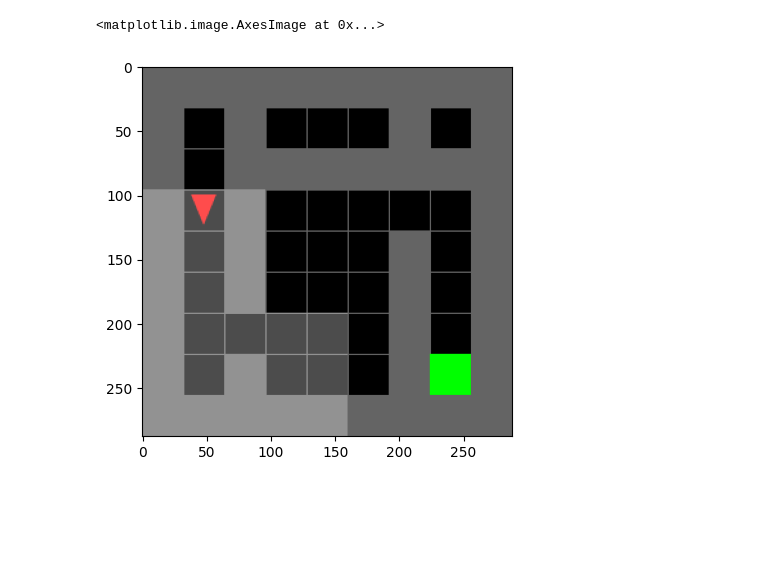
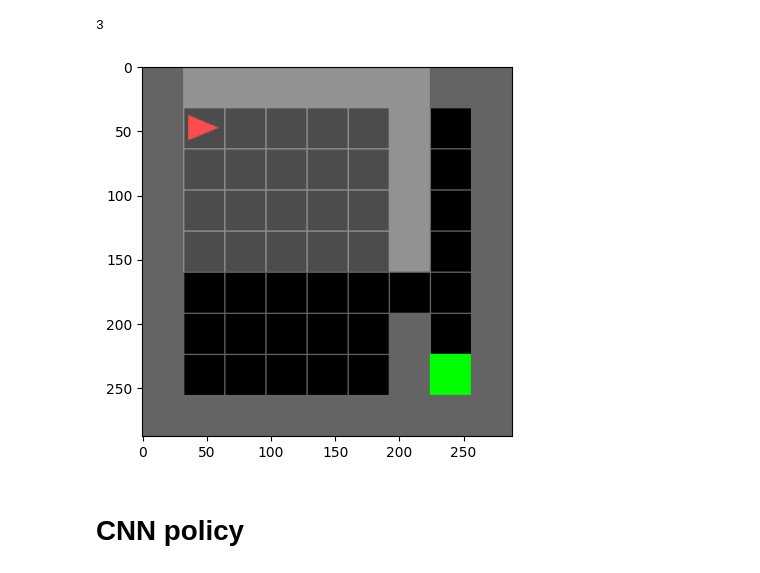
Before and after one commit to jsseely/rl-dmt, a Jupyter notebook: notebooks/minigrid.ipynb, the cells around one changed output. Cells and saved outputs as stored; diff of their text form; code cells hidden in the pictures; blank space fills up the shorter version.

```diff
--- a/notebooks/minigrid.ipynb
+++ b/notebooks/minigrid.ipynb
@@ -41,0 +95,11 @@ env = FullyObsWrapper(env)
+# %%
+policy_kwargs = dict(net_arch=[1024, 1024])  # Two hidden layers with 128 neurons each
+
+model = PPO(
+    "MlpPolicy",
+    env,
+    policy_kwargs=policy_kwargs,
+    verbose=1,
+    # batch_size=256,
+    # ent_coef=0.015,
+)
@@ -41,0 +110,2 @@ env = FullyObsWrapper(env)
+# %%
+model.learn(2e6)
@@ -48,4 +131,0 @@ Dict('direction': Discrete(4), 'image': Box(0, 255, (9, 9, 3), uint8), 'mission'
-# %%
-model = PPO("MlpPolicy", env, policy_kwargs=policy_kwargs, verbose=1)
-# %%
-model = PPO("", env, policy_kwargs=policy_kwargs, verbose=1)
@@ -100,5 +132,24 @@ import matplotlib.pyplot as plt
-# %%
-plt.imshow(env.render())
-# %% [output]
-<matplotlib.image.AxesImage at 0x...>
-[figure, removed]
+# %%
+# Initialize variables for tracking rewards and steps
+total_reward = 0
+steps = 0
+
+# Run one episode
+# Render the environment (optional)
+plt.imshow(env.render())
+
+# Predict the action
+action, _states = model.predict(obs, deterministic=True)
+print(action)
+
+# Perform the action
+obs, reward, done, _info, _ = env.step(action)
+
+# Update total reward and steps
+total_reward += reward
+steps += 1
+# %% [output]
+3
+[figure, added]
+# %% [markdown]
+# CNN policy
```
Also changed, not shown: parts of 18 cells of this notebook, 1 other file.
